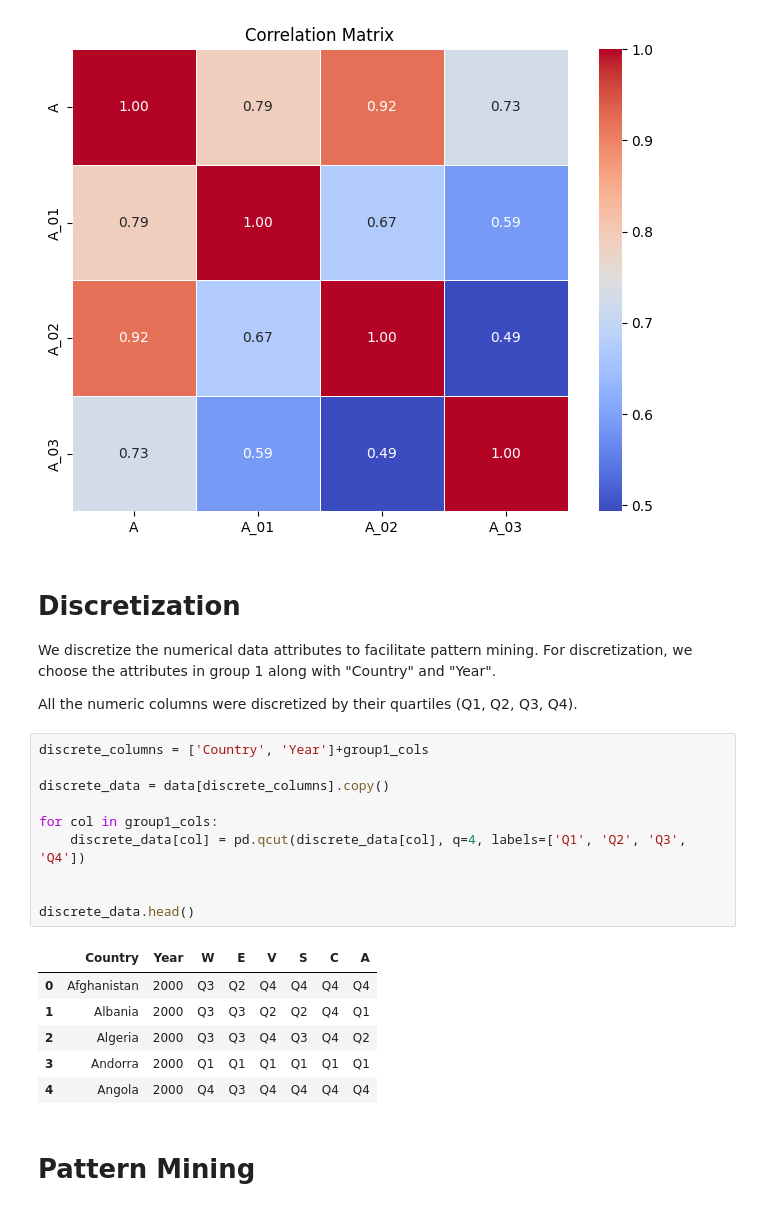
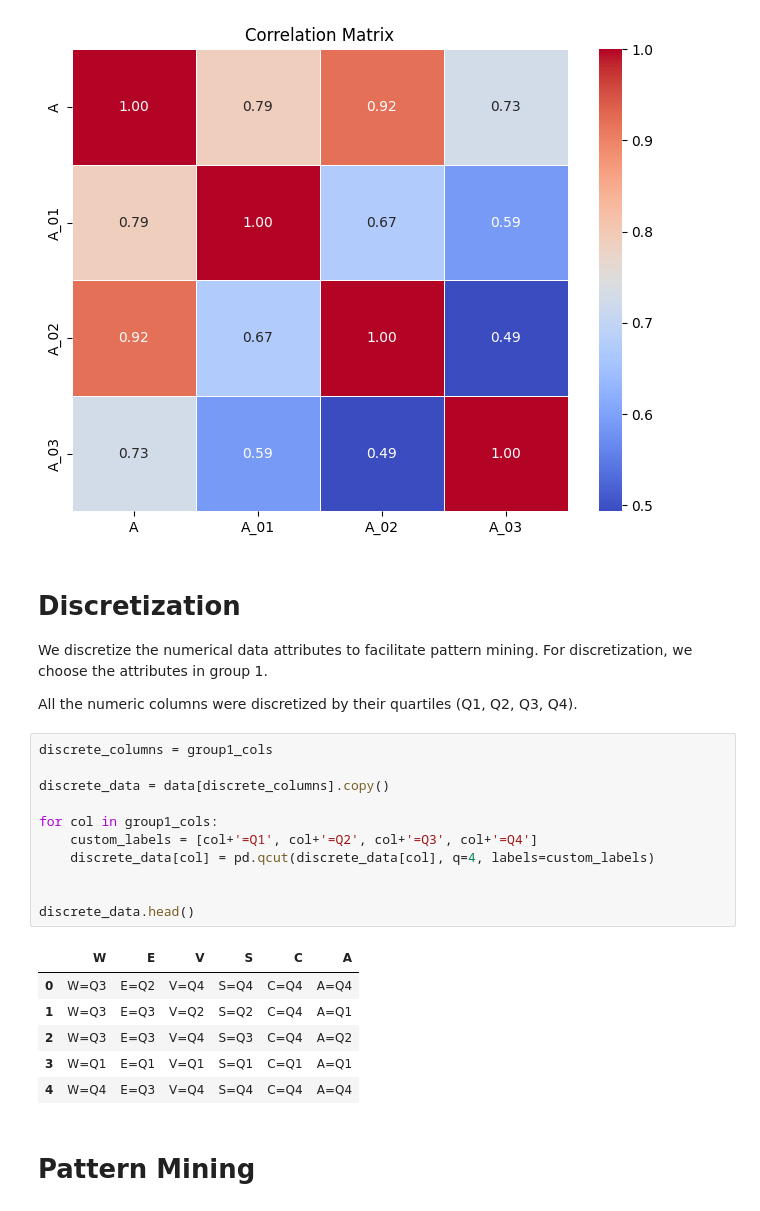
Before and after one commit to Ban-hub/CSE6506-Data_Project, a Jupyter notebook: Test.ipynb, the cells around one changed output. Saved outputs shown, nothing was run; the diff lists cells and outputs as text.

```diff
--- a/Test.ipynb
+++ b/Test.ipynb
@@ -293,25 +293,26 @@ plt.show()
 # Discretization
 
 We discretize the numerical data attributes to facilitate pattern mining.
-For discretization, we choose the attributes in group 1 along with "Country" and "Year".
+For discretization, we choose the attributes in group 1.
 
 All the numeric columns were discretized by their quartiles (Q1, Q2, Q3, Q4).
 # %%
-discrete_columns = ['Country', 'Year']+group1_cols
+discrete_columns = group1_cols
 
 discrete_data = data[discrete_columns].copy()
 
 for col in group1_cols:
-    discrete_data[col] = pd.qcut(discrete_data[col], q=4, labels=['Q1', 'Q2', 'Q3', 'Q4'])
+    custom_labels = [col+'=Q1', col+'=Q2', col+'=Q3', col+'=Q4']
+    discrete_data[col] = pd.qcut(discrete_data[col], q=4, labels=custom_labels)
 
 
 discrete_data.head()
 # %% [output]
-|  | Country | Year | W | E | V | S | C | A |
-| 0 | Afghanistan | 2000 | Q3 | Q2 | Q4 | Q4 | Q4 | Q4 |
-| 1 | Albania | 2000 | Q3 | Q3 | Q2 | Q2 | Q4 | Q1 |
-| 2 | Algeria | 2000 | Q3 | Q3 | Q4 | Q3 | Q4 | Q2 |
-| 3 | Andorra | 2000 | Q1 | Q1 | Q1 | Q1 | Q1 | Q1 |
-| 4 | Angola | 2000 | Q4 | Q3 | Q4 | Q4 | Q4 | Q4 |
+|  | W | E | V | S | C | A |
+| 0 | W=Q3 | E=Q2 | V=Q4 | S=Q4 | C=Q4 | A=Q4 |
+| 1 | W=Q3 | E=Q3 | V=Q2 | S=Q2 | C=Q4 | A=Q1 |
+| 2 | W=Q3 | E=Q3 | V=Q4 | S=Q3 | C=Q4 | A=Q2 |
+| 3 | W=Q1 | E=Q1 | V=Q1 | S=Q1 | C=Q1 | A=Q1 |
+| 4 | W=Q4 | E=Q3 | V=Q4 | S=Q4 | C=Q4 | A=Q4 |
 # %% [markdown]
 # Pattern Mining
```
Also changed, not shown: parts of 4 cells of this notebook.
